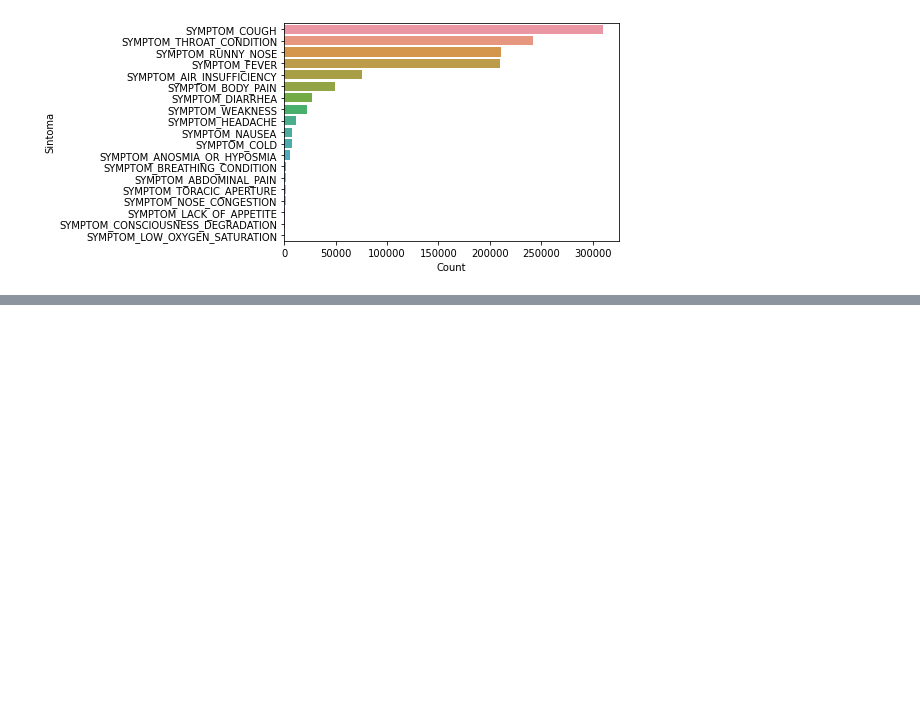
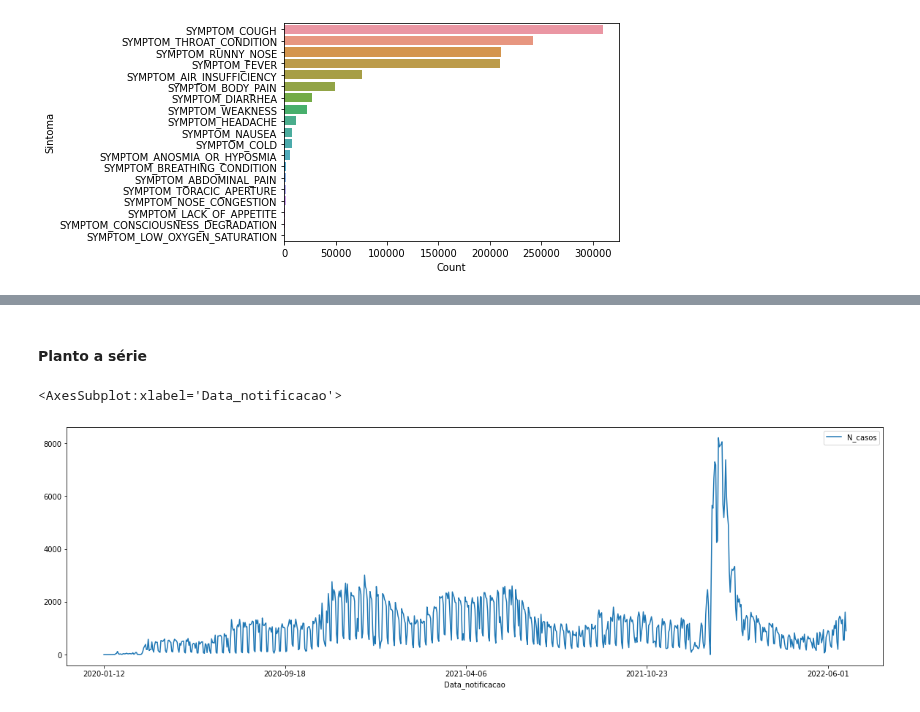
Before and after one commit to bielarnaud/Estudo_dados_de_covid, a Jupyter notebook: Codes/Casos_leves.ipynb, the cells around one changed output, grey strips where cells are left out. Cells and saved outputs as stored; diff of their text form; code cells hidden in the pictures; blank space fills up the shorter version.

Commit message:
add analises temp casos leves

```diff
--- a/Codes/Casos_leves.ipynb
+++ b/Codes/Casos_leves.ipynb
@@ -31,0 +26,3 @@ df
+# %%
+df = pd.read_csv(r'C:\Users\gabri\Desktop\Git - Tcc\df_casos_leves')
+df
@@ -62,0 +91,4 @@ Análises gráficas quantitativa dos sintomas
+# %%
+df_st = df['data_notificacao'].value_counts().rename_axis('Data_notificacao').to_frame('N_casos')
+df_st.sort_index(inplace = True)
+df_st
@@ -62,0 +135,7 @@ Análises gráficas quantitativa dos sintomas
+# %% [markdown]
+#### Planto a série
+# %%
+df_st.plot(figsize=(20,6))
+# %% [output]
+<AxesSubplot:xlabel='Data_notificacao'>
+[figure, added]
```
Also changed, not shown: parts of 28 cells of this notebook, 2 other files.
